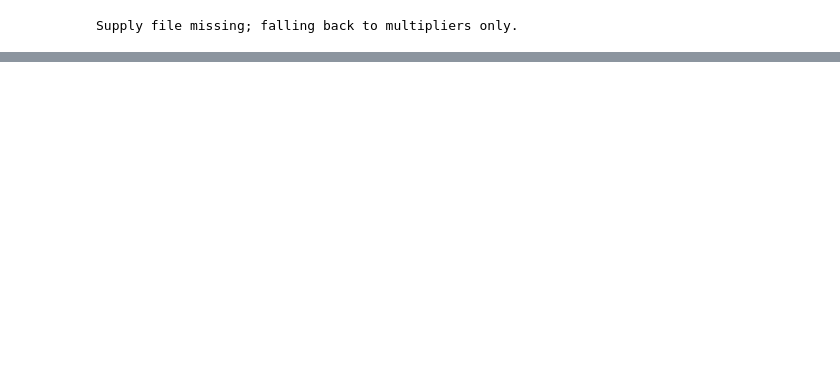
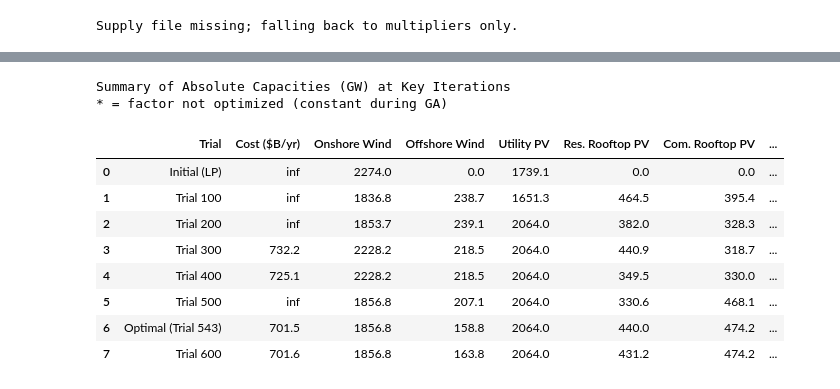
Before and after one commit to amuehlba/loadmatch-optimization-155countries, a Jupyter notebook: notebooks/factor_history_analysis.ipynb, the cells around one changed output, grey strips where cells are left out. Drawn from its saved outputs; the diff is of its cells as text; code cells hidden in the pictures; blank space fills up the shorter version.

```diff
--- a/notebooks/factor_history_analysis.ipynb
+++ b/notebooks/factor_history_analysis.ipynb
@@ -61,0 +239,29 @@ plt.show()
+# %%
+# Summary table of capacities and costs
+import pandas as pd
+
+summary_data = []
+for i, (idx, label, caps, cost) in enumerate(zip(trial_indices, labels_by_trial, capacities_by_trial, costs_by_trial)):
+    row = {"Trial": label, "Cost ($B/yr)": f"{cost:.1f}" if cost else "inf"}
+    for j, tech in enumerate(tech_display_names):
+        suffix = "*" if tech in constant_display_names else ""
+        row[tech + suffix] = f"{caps[j]:.1f}"
+    summary_data.append(row)
+
+summary_df = pd.DataFrame(summary_data)
+print("Summary of Absolute Capacities (GW) at Key Iterations")
+print("* = factor not optimized (constant during GA)")
+print()
+display(summary_df)
+# %% [output]
+Summary of Absolute Capacities (GW) at Key Iterations
+* = factor not optimized (constant during GA)
+|  | Trial | Cost ($B/yr) | Onshore Wind | Offshore Wind | Utility PV | Res. Rooftop PV | Com. Rooftop PV | ... |
+| 0 | Initial (LP) | inf | 2274.0 | 0.0 | 1739.1 | 0.0 | 0.0 | ... |
+| 1 | Trial 100 | inf | 1836.8 | 238.7 | 1651.3 | 464.5 | 395.4 | ... |
+| 2 | Trial 200 | inf | 1853.7 | 239.1 | 2064.0 | 382.0 | 328.3 | ... |
+| 3 | Trial 300 | 732.2 | 2228.2 | 218.5 | 2064.0 | 440.9 | 318.7 | ... |
+| 4 | Trial 400 | 725.1 | 2228.2 | 218.5 | 2064.0 | 349.5 | 330.0 | ... |
+| 5 | Trial 500 | inf | 1856.8 | 207.1 | 2064.0 | 330.6 | 468.1 | ... |
+| 6 | Optimal (Trial 543) | 701.5 | 1856.8 | 158.8 | 2064.0 | 440.0 | 474.2 | ... |
+| 7 | Trial 600 | 701.6 | 1856.8 | 163.8 | 2064.0 | 431.2 | 474.2 | ... |
```
Also changed, not shown: parts of 15 cells of this notebook, 5 other files.
